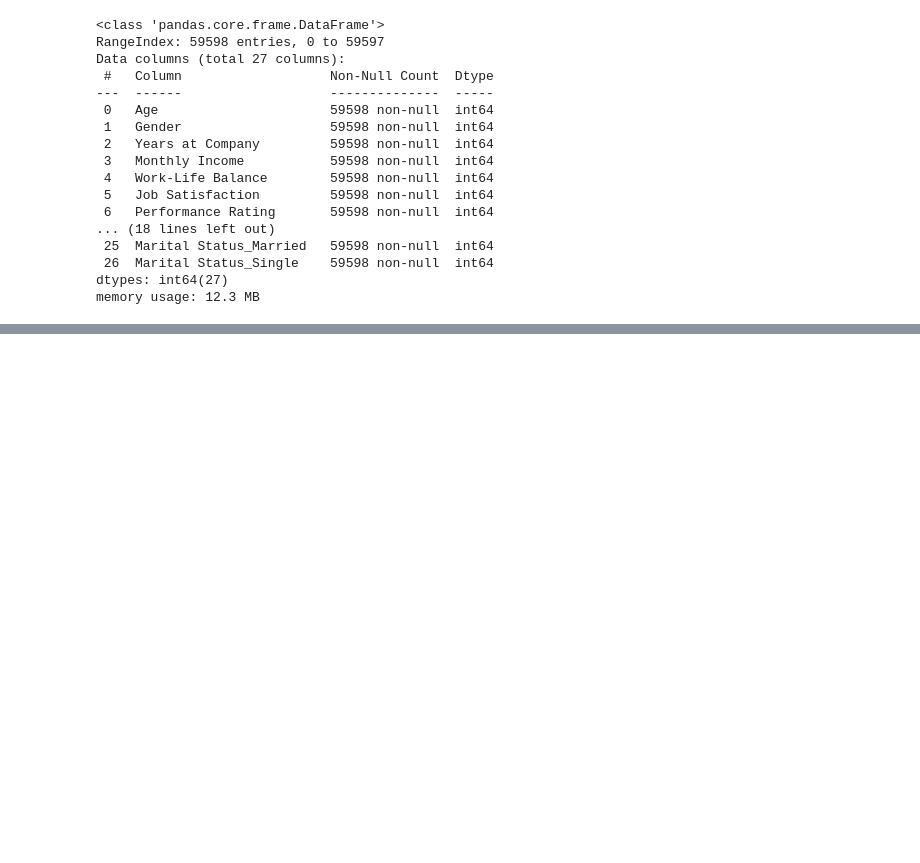
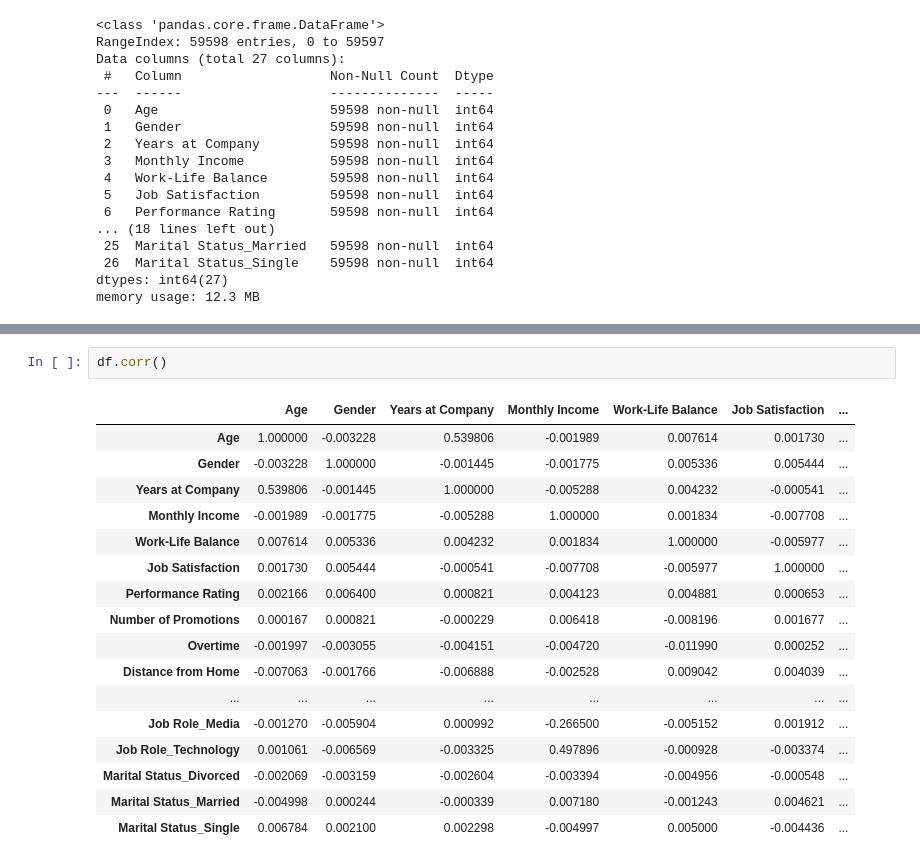
Before and after one commit to MI264B/Employee-attrition-prediction, a Jupyter notebook: schl.ipynb, the cells around one changed output, grey strips where cells are left out. Saved outputs shown, nothing was run; the diff lists cells and outputs as text; blank space fills up the shorter version.

```diff
--- a/schl.ipynb
+++ b/schl.ipynb
@@ -194,0 +213,20 @@ memory usage: 12.3 MB
+# %%
+df.corr()
+# %% [output]
+|  | Age | Gender | Years at Company | Monthly Income | Work-Life Balance | Job Satisfaction | ... |
+| Age | 1.000000 | -0.003228 | 0.539806 | -0.001989 | 0.007614 | 0.001730 | ... |
+| Gender | -0.003228 | 1.000000 | -0.001445 | -0.001775 | 0.005336 | 0.005444 | ... |
+| Years at Company | 0.539806 | -0.001445 | 1.000000 | -0.005288 | 0.004232 | -0.000541 | ... |
+| Monthly Income | -0.001989 | -0.001775 | -0.005288 | 1.000000 | 0.001834 | -0.007708 | ... |
+| Work-Life Balance | 0.007614 | 0.005336 | 0.004232 | 0.001834 | 1.000000 | -0.005977 | ... |
+| Job Satisfaction | 0.001730 | 0.005444 | -0.000541 | -0.007708 | -0.005977 | 1.000000 | ... |
+| Performance Rating | 0.002166 | 0.006400 | 0.000821 | 0.004123 | 0.004881 | 0.000653 | ... |
+| Number of Promotions | 0.000167 | 0.000821 | -0.000229 | 0.006418 | -0.008196 | 0.001677 | ... |
+| Overtime | -0.001997 | -0.003055 | -0.004151 | -0.004720 | -0.011990 | 0.000252 | ... |
+| Distance from Home | -0.007063 | -0.001766 | -0.006888 | -0.002528 | 0.009042 | 0.004039 | ... |
+| ... | ... | ... | ... | ... | ... | ... | ... |
+| Job Role_Media | -0.001270 | -0.005904 | 0.000992 | -0.266500 | -0.005152 | 0.001912 | ... |
+| Job Role_Technology | 0.001061 | -0.006569 | -0.003325 | 0.497896 | -0.000928 | -0.003374 | ... |
+| Marital Status_Divorced | -0.002069 | -0.003159 | -0.002604 | -0.003394 | -0.004956 | -0.000548 | ... |
+| Marital Status_Married | -0.004998 | 0.000244 | -0.000339 | 0.007180 | -0.001243 | 0.004621 | ... |
+| Marital Status_Single | 0.006784 | 0.002100 | 0.002298 | -0.004997 | 0.005000 | -0.004436 | ... |
```
Also changed, not shown: parts of 6 cells of this notebook.
